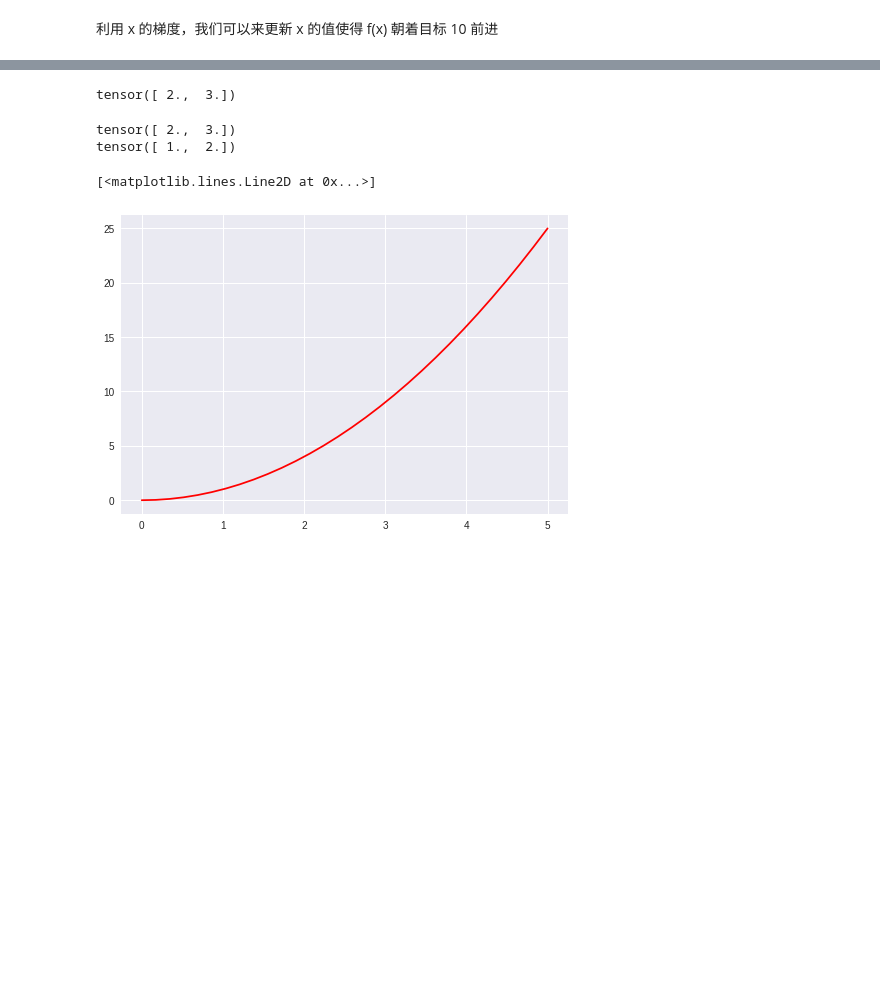
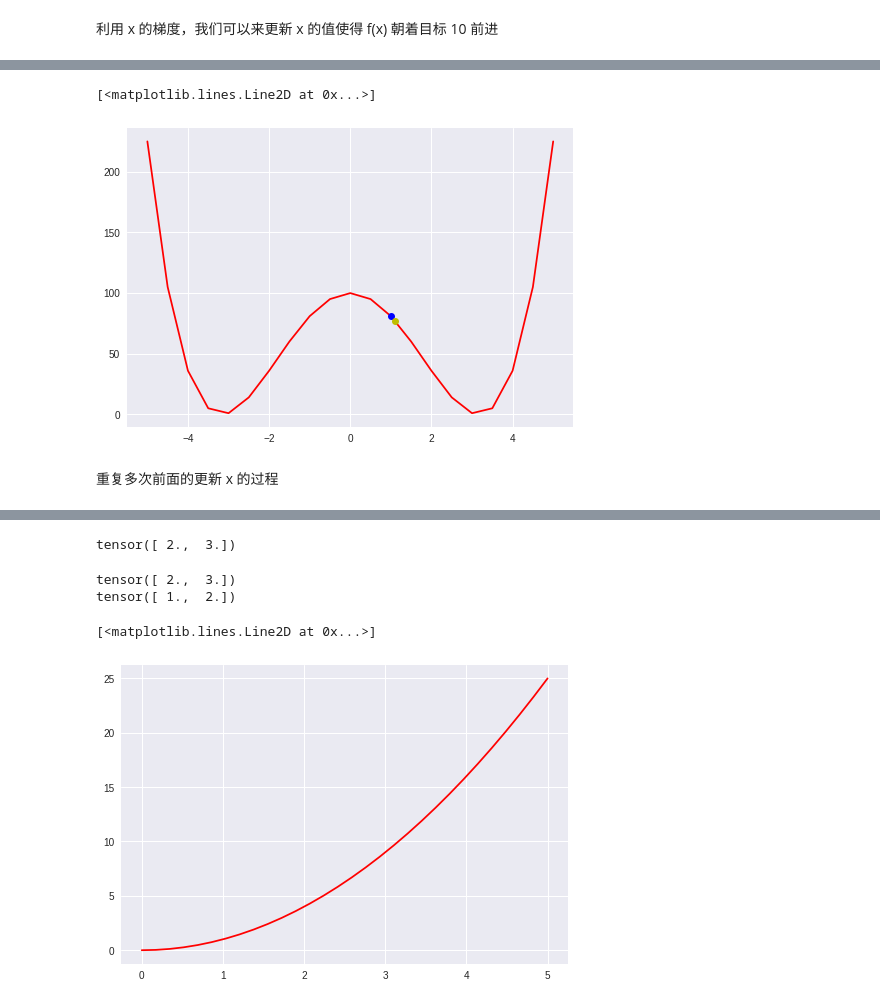
Before and after one commit to taowen/understand-neural-network, a Jupyter notebook: 1_auto_gradient.ipynb, the cells around one changed output, grey strips where cells are left out. Saved outputs shown, nothing was run; the diff lists cells and outputs as text; code cells hidden in the pictures; blank space fills up the shorter version.

```diff
--- a/1_auto_gradient.ipynb
+++ b/1_auto_gradient.ipynb
@@ -143,0 +143,14 @@ tensor([ 1.,  2.])
+# %%
+import numpy as np
+import matplotlib.pylab as plt
+
+x = np.linspace(-5, 5, 21)
+y = pow(x * x - 10, 2)
+plt.plot(x, y, 'r')
+plt.plot(1, pow(1 * 1 - 10, 2),'bo')
+plt.plot(1.1, pow(1.1 * 1.1 - 10, 2),'yo')
+# %% [output]
+[<matplotlib.lines.Line2D at 0x...>]
+[figure, added]
+# %% [markdown]
+重复多次前面的更新 x 的过程
```
Also changed, not shown: parts of 6 cells of this notebook.
